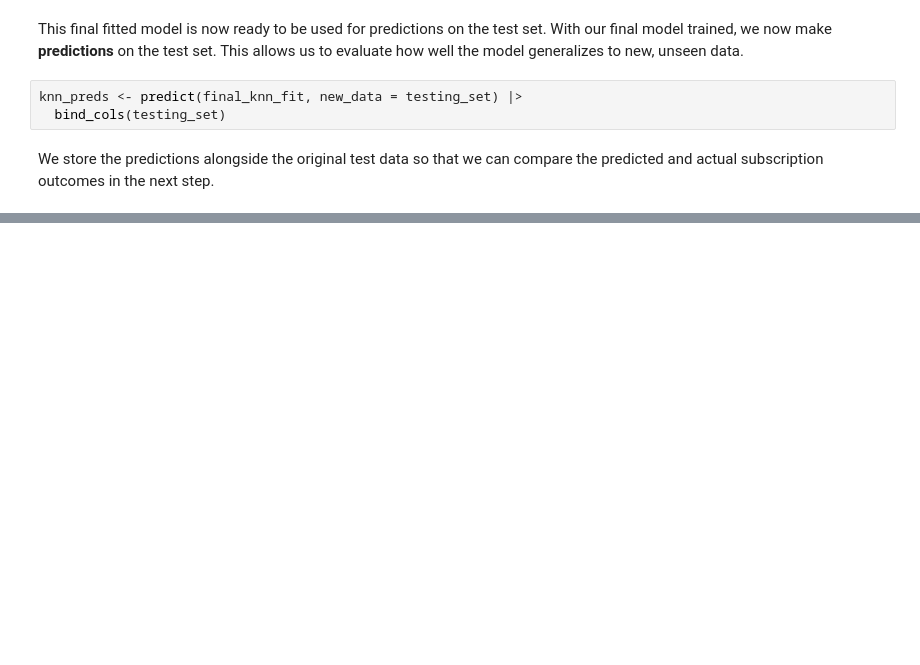
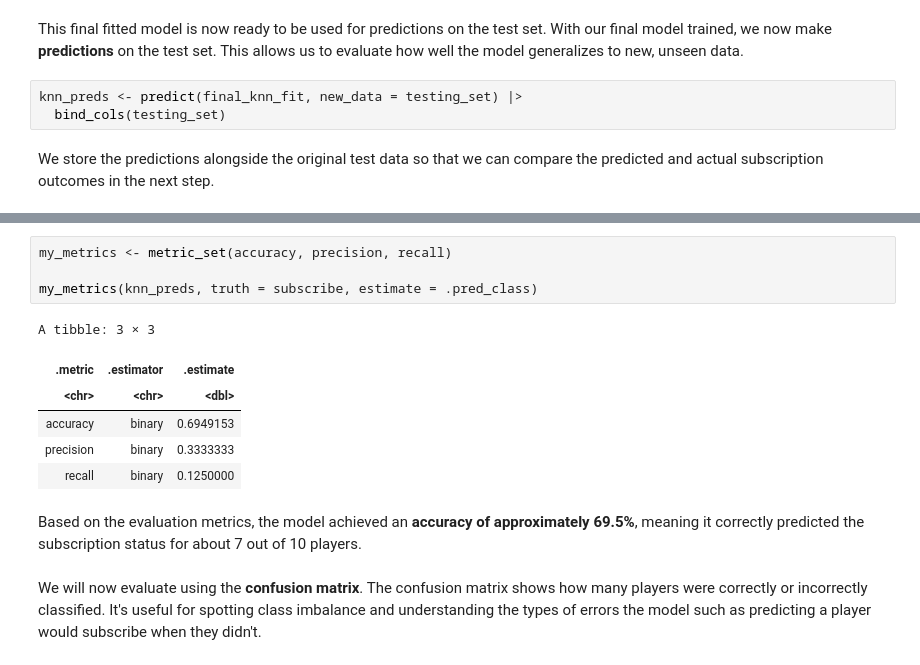
Before and after one commit to Rileyuwu/DSCII100Project, a Jupyter notebook: ProjMain.ipynb, the cells around one changed output, grey strips where cells are left out. Drawn from its saved outputs; the diff is of its cells as text; blank space fills up the shorter version.

Commit message:
Added discussion
Discussed results of modeling.

```diff
--- a/ProjMain.ipynb
+++ b/ProjMain.ipynb
@@ -430,0 +425,15 @@ knn_preds |>
+# %%
+my_metrics <- metric_set(accuracy, precision, recall)
+
+my_metrics(knn_preds, truth = subscribe, estimate = .pred_class)
+# %% [output]
+A tibble: 3 × 3
+| .metric | .estimator | .estimate |
+| <chr> | <chr> | <dbl> |
+| accuracy | binary | 0.6949153 |
+| precision | binary | 0.3333333 |
+| recall | binary | 0.1250000 |
+# %% [markdown]
+Based on the evaluation metrics, the model achieved an **accuracy of approximately 69.5%**, meaning it correctly predicted the subscription status for about 7 out of 10 players.
+# %% [markdown]
+We will now evaluate using the **confusion matrix**. The confusion matrix shows how many players were correctly or incorrectly classified. It's useful for spotting class imbalance and understanding the types of errors the model such as predicting a player would subscribe when they didn't.
```
Also changed, not shown: parts of 10 cells of this notebook.
